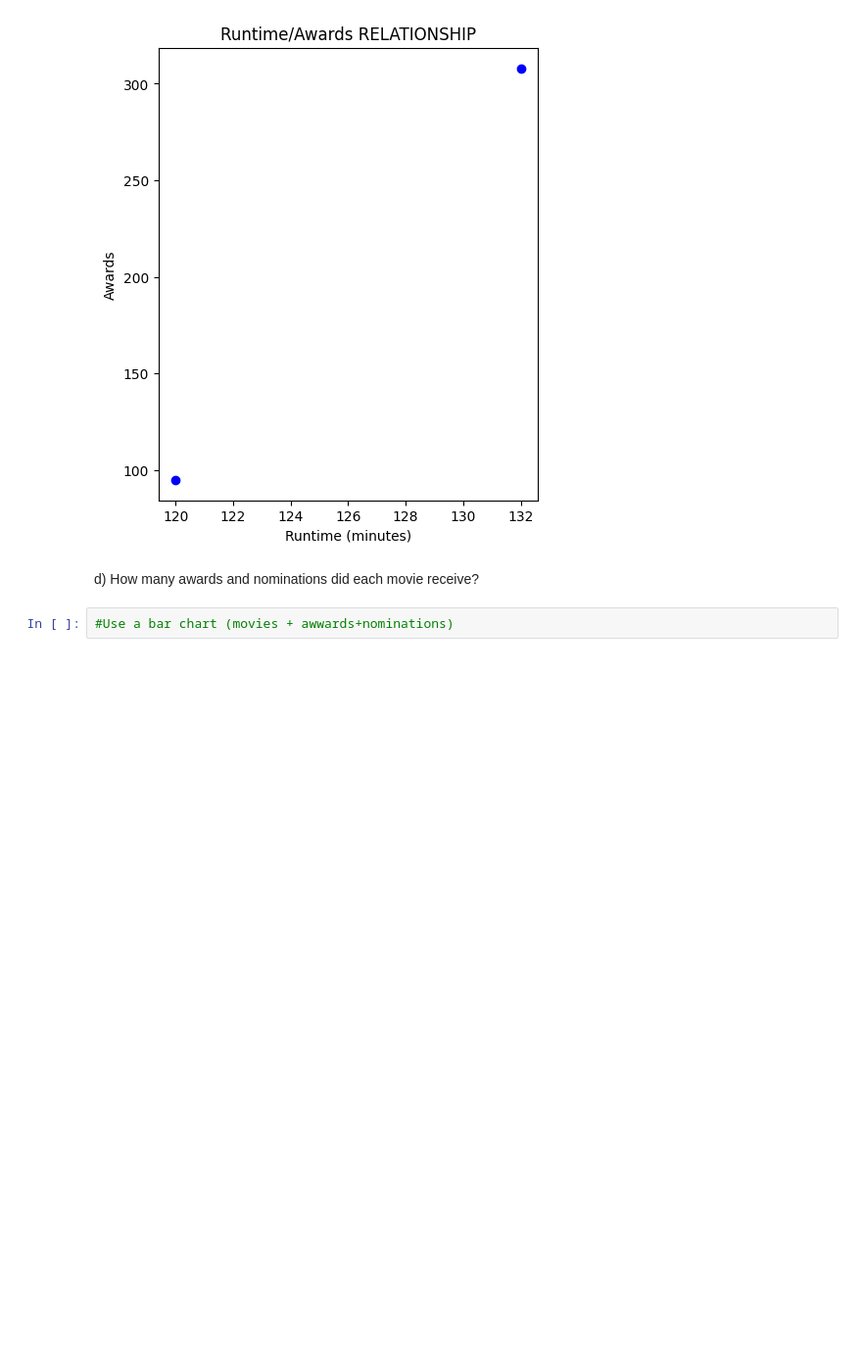
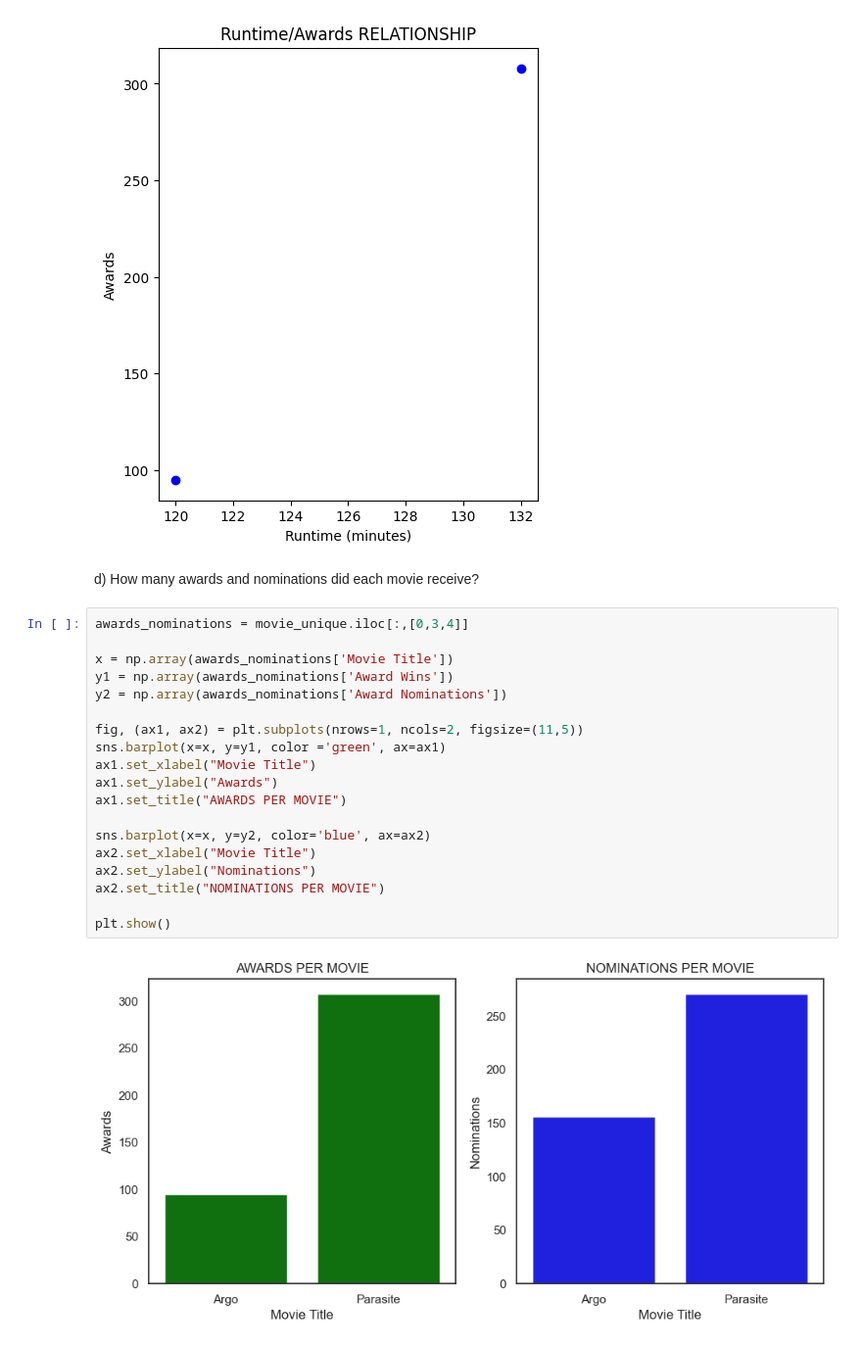
Before and after one commit to 3Grey6Jedi9/Data-Analysis-Project-08, a Jupyter notebook: movie_analysis.ipynb, the cells around one changed output. Shown at 98% size. Drawn from its saved outputs; the diff is of its cells as text; blank space fills up the shorter version.

```diff
--- a/movie_analysis.ipynb
+++ b/movie_analysis.ipynb
@@ -68,5 +69,24 @@ plt.show()
 [figure]
 # %% [markdown]
 d) How many awards and nominations did each movie receive?
-# %%
-#Use a bar chart (movies + awwards+nominations)
+# %%
+awards_nominations = movie_unique.iloc[:,[0,3,4]]
+
+x = np.array(awards_nominations['Movie Title'])
+y1 = np.array(awards_nominations['Award Wins'])
+y2 = np.array(awards_nominations['Award Nominations'])
+
+fig, (ax1, ax2) = plt.subplots(nrows=1, ncols=2, figsize=(11,5))
+sns.barplot(x=x, y=y1, color ='green', ax=ax1)
+ax1.set_xlabel("Movie Title")
+ax1.set_ylabel("Awards")
+ax1.set_title("AWARDS PER MOVIE")
+
+sns.barplot(x=x, y=y2, color='blue', ax=ax2)
+ax2.set_xlabel("Movie Title")
+ax2.set_ylabel("Nominations")
+ax2.set_title("NOMINATIONS PER MOVIE")
+
+plt.show()
+# %% [output]
+[figure, added]
```
Also changed, not shown: parts of 1 cell of this notebook.
